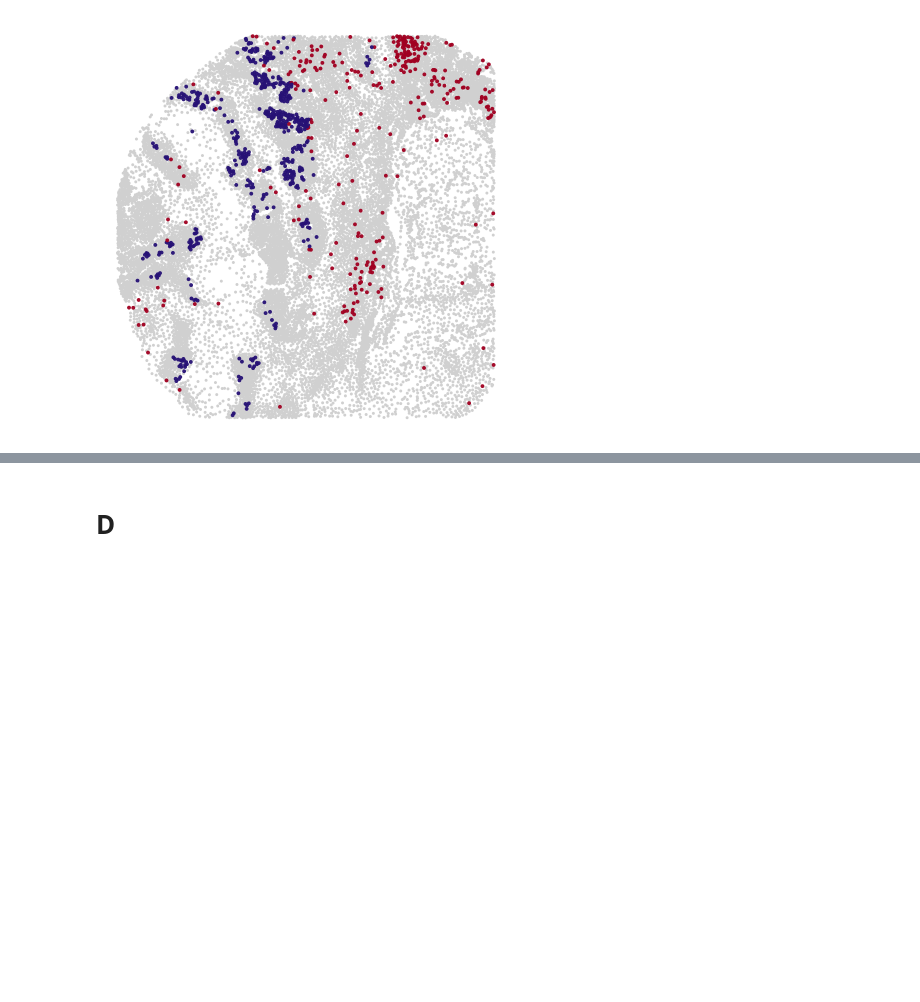
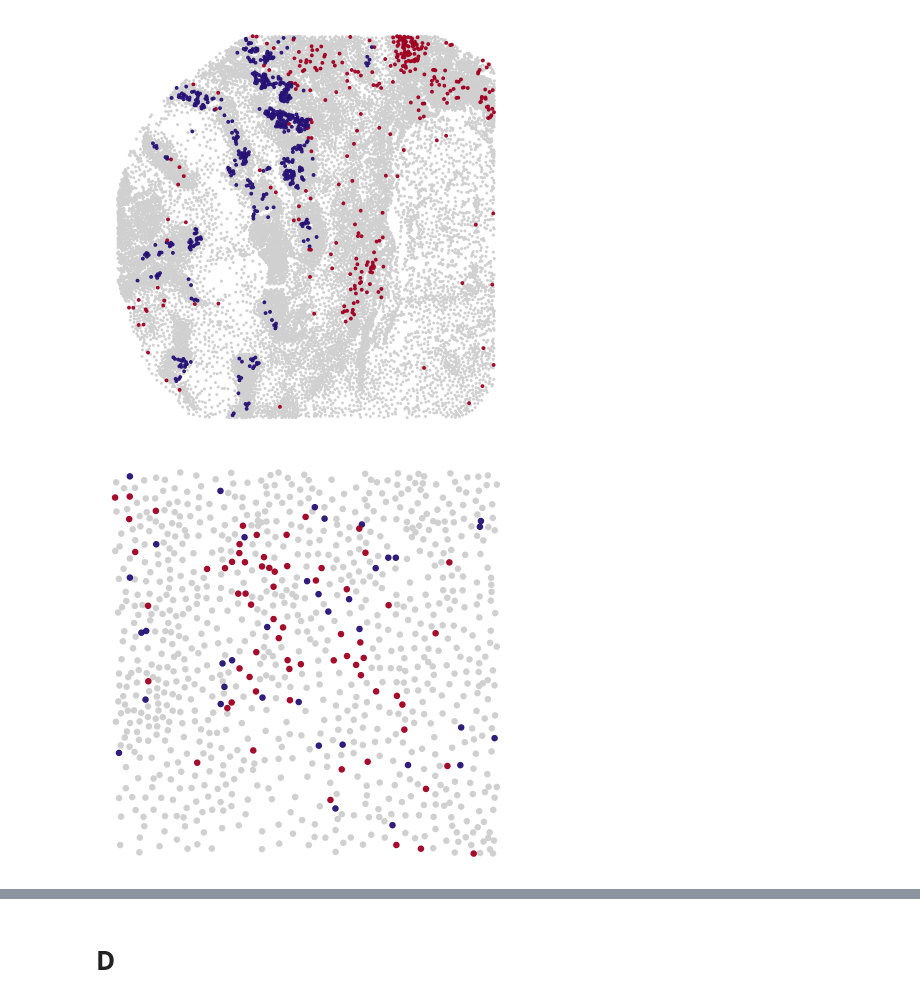
Before and after one commit to SchapiroLabor/NUT_spatial, a Jupyter notebook: figures/figure_6_R.ipynb, the cells around one changed output, grey strips where cells are left out. Saved outputs shown, nothing was run; the diff lists cells and outputs as text; code cells hidden in the pictures; blank space fills up the shorter version.

Commit message:
added new co-localization plots

```diff
--- a/figures/figure_6_R.ipynb
+++ b/figures/figure_6_R.ipynb
@@ -232,3 +233,24 @@ ggsave(filename = file.path(results_dir, "NMC_7_ROI13_mdscscd8.pdf"),
        bg = "white")
 # %% [output]
 [figure]
+# %%
+exp <- "NUT_5_ROI11"
+
+df <- celltype_metadata %>%
+  filter(patient_exp == exp,
+    `Cell Center X` >= 7500 & `Cell Center X` <= 9500,
+    `Cell Center Y` >= 3250 & `Cell Center Y` <= 5250)
+
+p <- plot_highlight(
+  df,
+  pt_size_bg = 3, pt_size_fg = 3,
+  highlight_levels = c("MDSCs", "CD8+ T cells"))
+p
+
+ggsave(
+      filename = paste0(results_dir, "/snapshots_images/", "_", exp, "_1", "_snapshot.png"),
+      plot = p,
+      width = 5 , height = 5, dpi = 150
+    )
+# %% [output]
+[figure, added]
```
Also changed, not shown: parts of 8 cells of this notebook, 6 other files.
